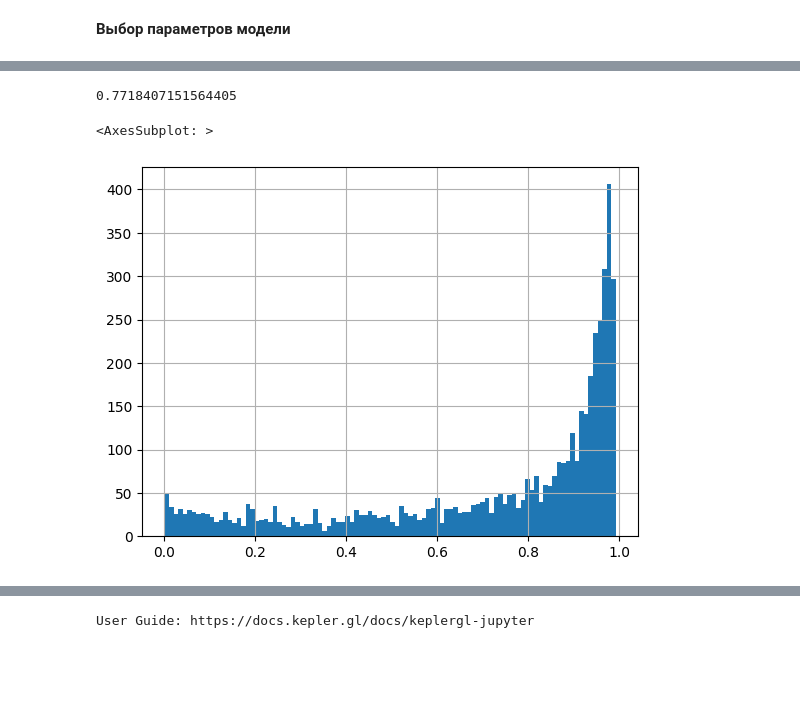
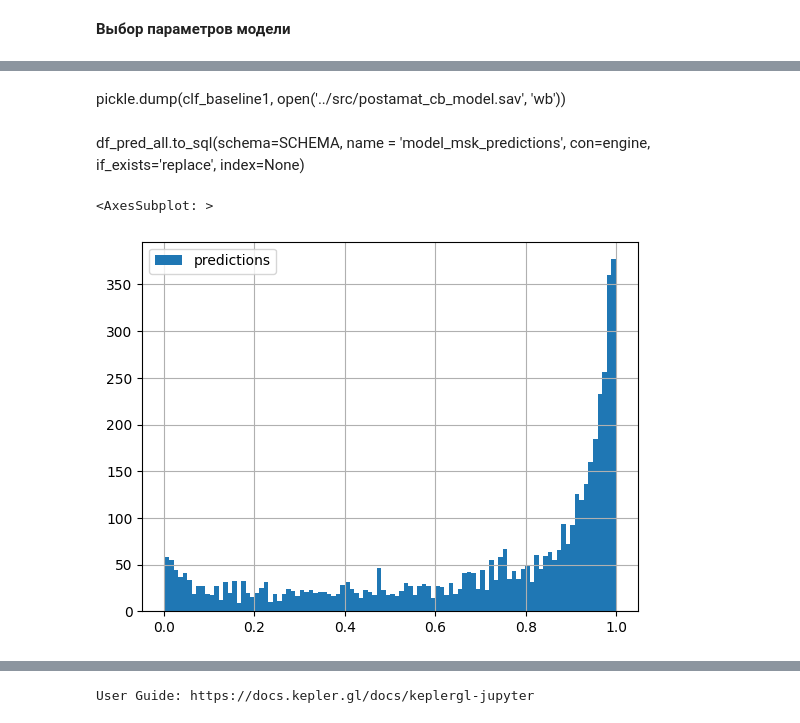
Before and after one commit to GavrilinEugene/postamat_recomendation_system, a Jupyter notebook: notebooks/model_rnd.ipynb, the cells around one changed output, grey strips where cells are left out. Drawn from its saved outputs; the diff is of its cells as text; code cells hidden in the pictures; blank space fills up the shorter version.

```diff
--- a/notebooks/model_rnd.ipynb
+++ b/notebooks/model_rnd.ipynb
@@ -147,14 +160,16 @@ def run_model(clf, MODEL_COLUMNS, verbosity=True, print_plot=False):
             eval_set=(X_val[MODEL_COLUMNS], y_val),
             plot=print_plot,
     )
-    return clf, score['test_recall'].mean()
+    return clf, score['test_accuracy'].mean(), score['test_roc_auc'].mean(), \
+            score['test_recall'].mean(), score['test_precision'].mean()
 # %%
 clf = CatBoostClassifier(
-    iterations=150,
+    iterations=200,
+    depth=2,
     learning_rate=0.1,
     loss_function='CrossEntropy',
     random_state=RANDOM_STATE,
     verbose=False
 )
-clf_baseline, _ = run_model(clf, MODEL_COLUMNS, print_plot=True)
+clf_baseline, _, _, _, _ = run_model(clf, MODEL_COLUMNS, print_plot=True)
 # %% [output]
@@ -229,21 +261,0 @@ d_score_res = plot_metric_by_feature(MODEL_COLUMNS, clf)
-# %%
-%%time
-#из топ 20 фичей добавляем каждый раз ту, которая дает наибольший прирост по метрике
-features = fe.head(20)['feature_names'].tolist()
-test_metric_compare = 0
-
-MODEL_COLUMNS = ['population_walking_5min']
-for i in range(len(features)-10):
-    metrics_compare = {}
-    for feature in features:
-        if feature not in MODEL_COLUMNS:
-            MODEL_COLUMNS.append(feature)
-            clf_baseline1, test_metric = run_model(clf, MODEL_COLUMNS, verbosity=False, print_plot=False)
-            metrics_compare[feature] = test_metric
-            MODEL_COLUMNS.remove(feature)
-
-    best_feature = max(metrics_compare, key=metrics_compare.get)
-    MODEL_COLUMNS.append(best_feature)
-    features.remove(best_feature)
-
-d_score_res = plot_metric_by_feature(MODEL_COLUMNS, clf)
@@ -275,11 +277,11 @@ len(MODEL_COLUMNS)
 # %%
 clf = CatBoostClassifier(
-    iterations=100,
-    #depth = 10,
+    iterations=200,
+    depth=2,
     learning_rate=0.1,
     loss_function='CrossEntropy',
     random_state=RANDOM_STATE,
-    verbose = False
+    verbose=False
 )
-clf_baseline1, test_metric = run_model(clf, MODEL_COLUMNS, print_plot=True)
+clf_baseline1,_,_,_,_ = run_model(clf, MODEL_COLUMNS, print_plot=True)
 # %% [output]
@@ -309,2 +311,4 @@ df_predicitions.groupby('bins').agg({'predictions': 'mean', 'target': 'mean'})
+# %% [markdown]
+pickle.dump(clf_baseline1, open('../src/postamat_cb_model.sav', 'wb'))
 # %%
 # предсказания на весь город
@@ -312,6 +316,8 @@ df_pred_all = df_piv.reset_index()[[f'geo_h3_{RES}']]
 df_pred_all['predictions'] = clf_baseline1.predict_proba(df_piv[MODEL_COLUMNS])[:, 1]
 df_pred_all['model_type'] = 'Бинарная модель с учётом проходимости'
 df_pred_all['predictions'] = df_pred_all['predictions'].astype(float)
+# %% [markdown]
+df_pred_all.to_sql(schema=SCHEMA, name = 'model_msk_predictions', con=engine, if_exists='replace', index=None)
 # %%
 df_postamats['icon'] = 'place'
 # %%
@@ -321,14 +327,11 @@ df_postamats_pred = df_postamats.merge(
 )
 df_postamats_pred['predictions_binary'] = df_postamats_pred['predictions']\
                                             .apply(lambda x: 1 if x > 0.5 else 0)
-recall_score(df_postamats_pred['target'], df_postamats_pred['predictions_binary'])
-# %% [output]
-0.7718407151564405
 # %%
-df_postamats_pred['predictions'].hist(bins=100)
+df_postamats_pred['predictions'].hist(bins=100, legend = True)
 # %% [output]
 <AxesSubplot: >
-[figure, old version]
+[figure, new version]
 # %%
 #расчет скора на постаматы каждой компании в отдельности
 d_score_by_company = {'company':[],'sum_target':[], 'sum_predictions':[],
```
Also changed, not shown: parts of 33 cells of this notebook, 1 other file.
